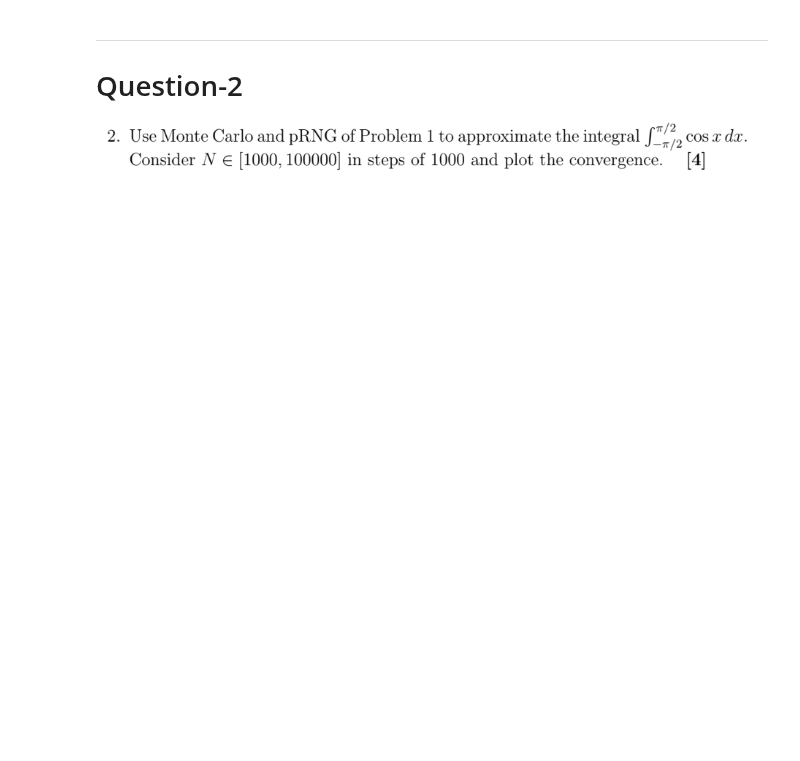
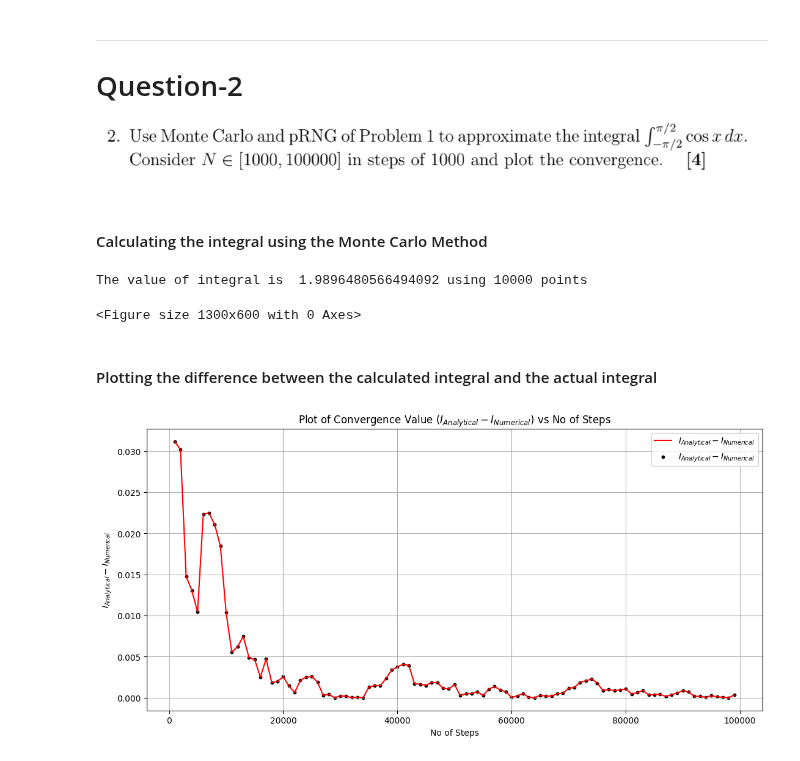
Before and after one commit to ananthapadmanabhan18/P452_Computational_Physics, a Jupyter notebook: Assignments/Assignment-4/Answer_asgn4.ipynb, the cells around one changed output. Drawn from its saved outputs; the diff is of its cells as text; code cells hidden in the pictures; blank space fills up the shorter version.

```diff
--- a/Assignments/Assignment-4/Answer_asgn4.ipynb
+++ b/Assignments/Assignment-4/Answer_asgn4.ipynb
@@ -47,3 +47,39 @@ plt.show()
 
 
 ![image.png](attachment:image.png)
+# %% [markdown]
+#### Calculating the integral using the Monte Carlo Method
+# %%
+def f(x):
+    return np.cos(x)
+
+
+x_min = -np.pi/2
+x_max = np.pi/2
+
+I = lib.monte_carlo_integrate(f,x_min,x_max,10000,17)
+print("The value of integral is ",I, "using 10000 points")
+# %% [output]
+The value of integral is  1.9896480566494092 using 10000 points
+<Figure size 1300x600 with 0 Axes>
+# %% [markdown]
+#### Plotting the difference between the calculated integral and the actual integral
+# %%
+xlist = []
+ylist = []
+import matplotlib.pyplot as plt
+plt.figure(figsize=(13,6))
+for i in range(1000,100000,1000):
+    xlist.append(i)
+    ylist.append(abs(2-lib.monte_carlo_integrate(f,x_min,x_max,i,17)))
+
+plt.plot(xlist,ylist,label=r'$I_{Analytical} - I_{Numerical}$',color='red')
+plt.scatter(xlist,ylist,label=r'$I_{Analytical} - I_{Numerical}$',color='black',s=10)
+plt.xlabel('No of Steps')
+plt.ylabel(r'$I_{Analytical} - I_{Numerical}$')
+plt.title(r'Plot of Convergence Value ($I_{Analytical} - I_{Numerical}$) vs No of Steps')
+plt.legend()
+plt.grid()
+plt.show()
+# %% [output]
+[figure, added]
```
Also changed, not shown: parts of 1 cell of this notebook, 1 other file.
